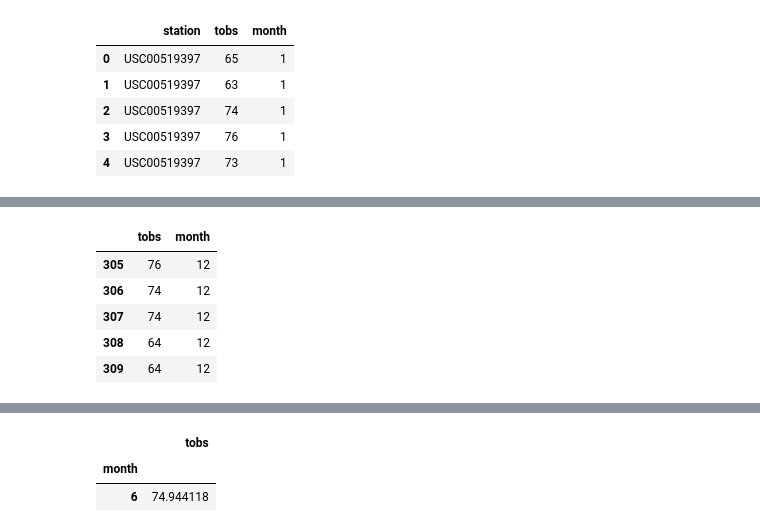
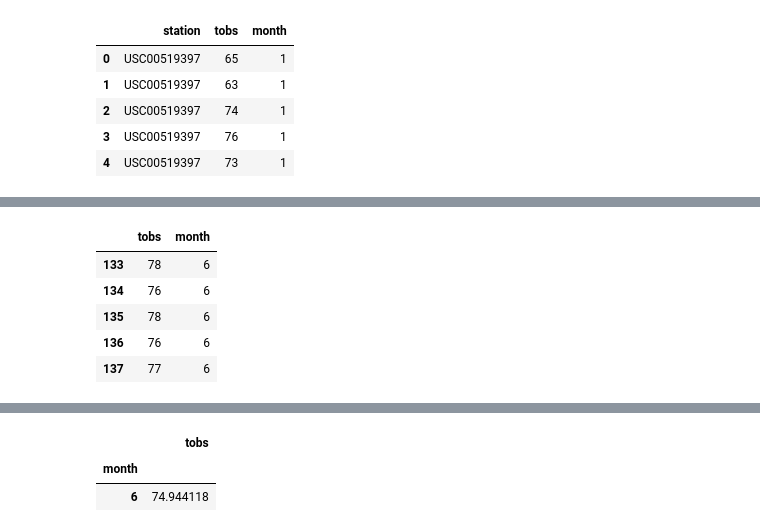
Before and after one commit to harsh-env/sqlalchemy-challenge, a Jupyter notebook: temp_analysis_bonus_1_starter.ipynb, the cells around one changed output, grey strips where cells are left out. Drawn from its saved outputs; the diff is of its cells as text; code cells hidden in the pictures.

```diff
--- a/temp_analysis_bonus_1_starter.ipynb
+++ b/temp_analysis_bonus_1_starter.ipynb
@@ -93,15 +170,12 @@ df_stat_grp = df_station.groupby('station')
 # %%
 # Filter data for desired months
 df_june = df.loc[:, ["tobs", "month"]]
 df_june1 = df_june.loc[(df_june["month"]==6)]
-
-df_dec= df_june.loc[(df_june["month"]==12)]
-
-df_dec.head()
+df_june1.head(5)
 # %% [output]
 |  | tobs | month |
-| 305 | 76 | 12 |
-| 306 | 74 | 12 |
-| 307 | 74 | 12 |
-| 308 | 64 | 12 |
-| 309 | 64 | 12 |
+| 133 | 78 | 6 |
+| 134 | 76 | 6 |
+| 135 | 78 | 6 |
+| 136 | 76 | 6 |
+| 137 | 77 | 6 |
```
Also changed, not shown: parts of 12 cells of this notebook.
